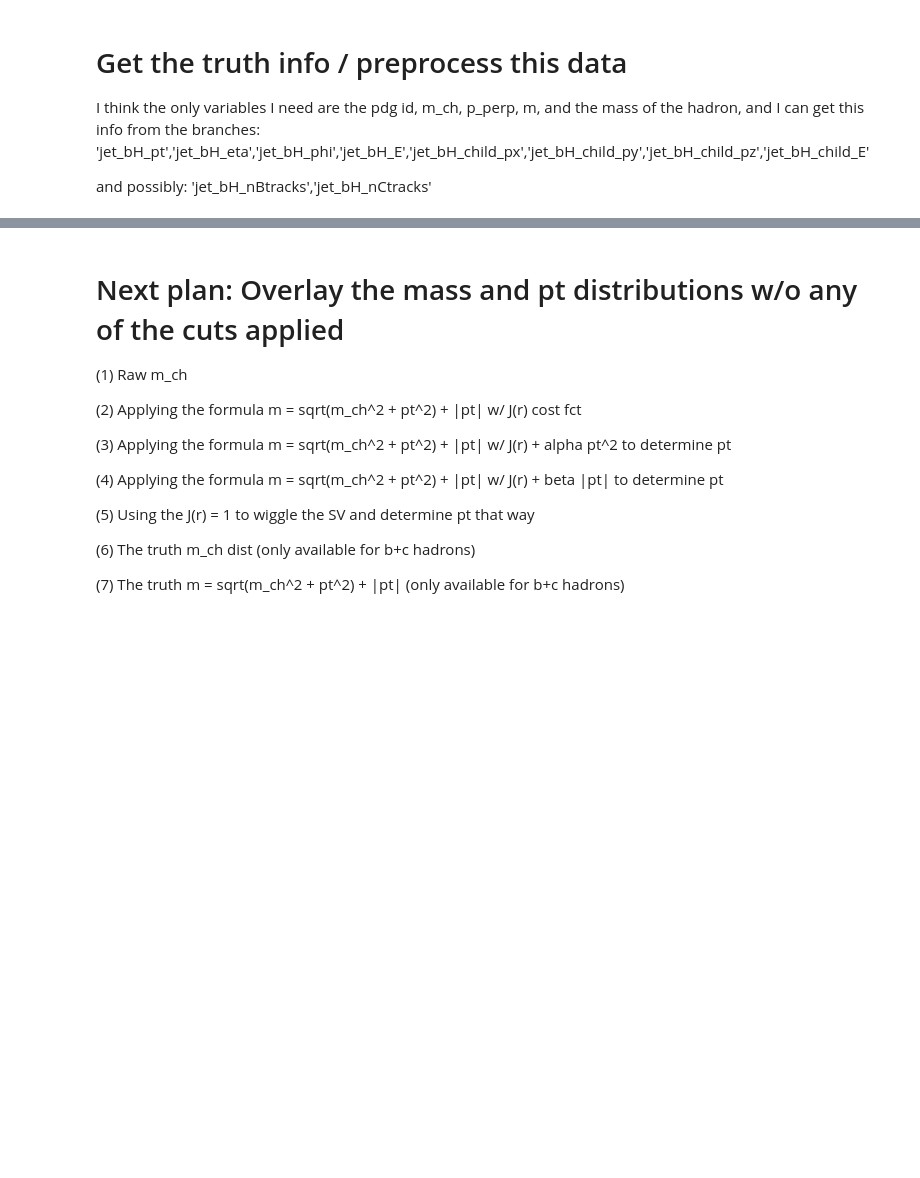
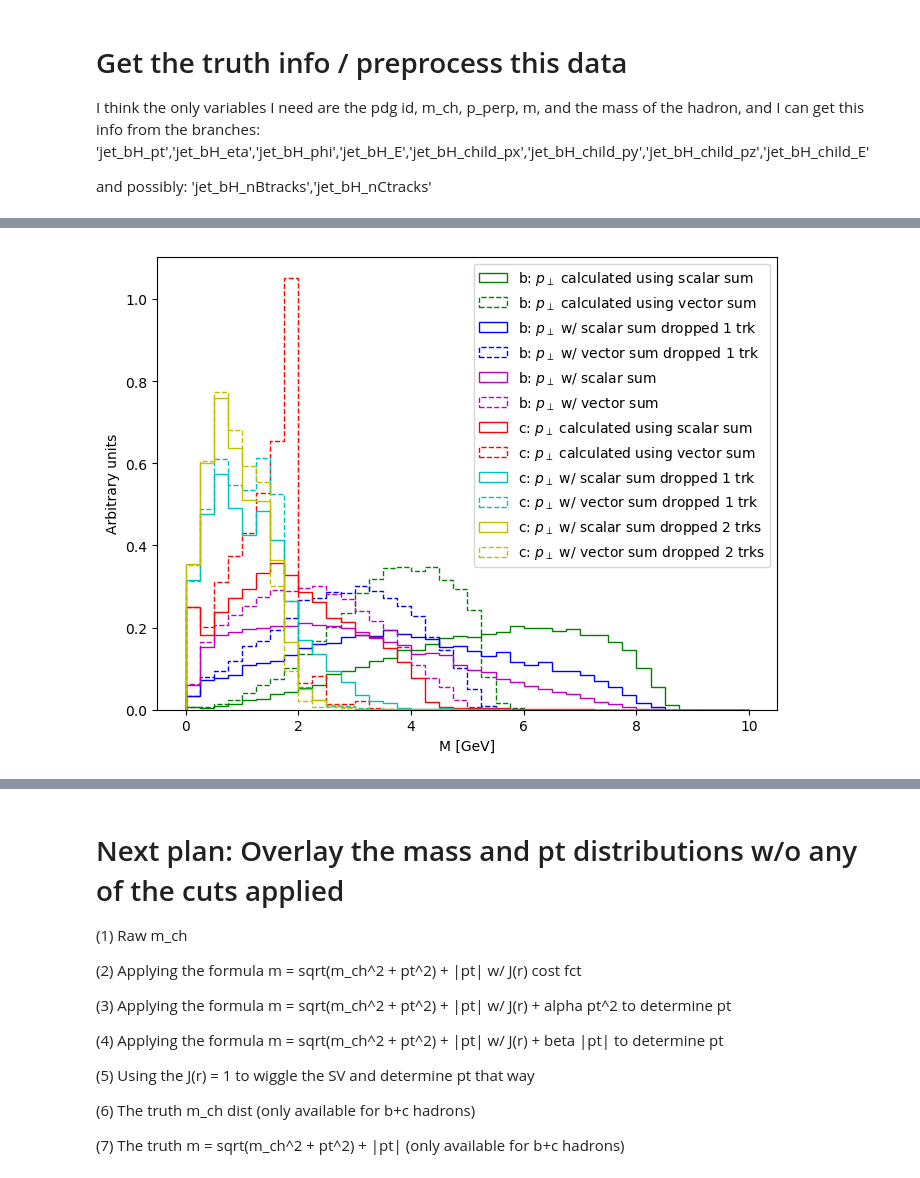
Before and after one commit to nhartman94/Vertex-Mass-Study, a Jupyter notebook: SV1_studies.ipynb, the cells around one changed output, grey strips where cells are left out. Drawn from its saved outputs; the diff is of its cells as text; code cells hidden in the pictures; blank space fills up the shorter version.

```diff
--- a/SV1_studies.ipynb
+++ b/SV1_studies.ipynb
@@ -959,0 +1085,46 @@ truth_df.loc['c'][truth_df.loc['c']['m_ch']<0]
+# %%
+# Overlay the truth pPerp and mass distributions calculated with the scalar sum and vector summed versions for pPerp
+Nbins=40
+range=(0,10)
+
+plt.figure(figsize=(8, 6), dpi=100)
+
+# b-hadrons
+b_n_SS,     edges,_ = plt.hist(truth_df[truth_df['jet_LabDrF']==5]['m_scaled_SS'],color='g',linestyle='solid',
+        histtype='step',bins=Nbins,range=range,normed=True,label='b: $p_\perp$ calculated using scalar sum')
+b_n_VS,     edges,_ = plt.hist(truth_df[truth_df['jet_LabDrF']==5]['m'],color='g',linestyle='dashed',histtype='step',
+         bins=Nbins,range=range,normed=True,label='b: $p_\perp$ calculated using vector sum')
+
+b_n_SS_1trk,edges,_ = plt.hist(truth_df[truth_df['jet_LabDrF']==5]['m_scaled_SS_drop1trk'],color='b',linestyle='solid',
+        histtype='step',bins=Nbins,range=range,normed=True,label='b: $p_\perp$ w/ scalar sum dropped 1 trk')
+b_n_VS_1trk,edges,_ = plt.hist(truth_df[truth_df['jet_LabDrF']==5]['m_drop1trk'],color='b',linestyle='dashed',histtype='step',
+         bins=Nbins,range=range,normed=True,label='b: $p_\perp$ w/ vector sum dropped 1 trk')
+
+b_n_SS_2trk,edges,_ = plt.hist(truth_df[truth_df['jet_LabDrF']==5]['m_scaled_SS_drop2trk'],color='m',linestyle='solid',
+        histtype='step',bins=Nbins,range=range,normed=True,label='b: $p_\perp$ w/ scalar sum')
+b_n_VS_2trk,edges,_ = plt.hist(truth_df[truth_df['jet_LabDrF']==5]['m_drop2trk'],color='m',linestyle='dashed',histtype='step',
+         bins=Nbins,range=range,normed=True,label='b: $p_\perp$ w/ vector sum')
+
+
+# c-hadrons
+c_n_SS,     edges,_ = plt.hist(truth_df[truth_df['jet_LabDrF']==4]['m_scaled_SS'],color='r',linestyle='solid',histtype='step',
+         bins=Nbins,range=range,normed=True,label='c: $p_\perp$ calculated using scalar sum')
+c_n_VS,     edges,_ = plt.hist(truth_df[truth_df['jet_LabDrF']==4]['m'],color='r',linestyle='dashed',histtype='step',
+         bins=Nbins,range=range,normed=True,label='c: $p_\perp$ calculated using vector sum')
+
+c_n_SS_1trk,edges,_ = plt.hist(truth_df[truth_df['jet_LabDrF']==4]['m_scaled_SS_drop1trk'],color='c',linestyle='solid',histtype='step',
+         bins=Nbins,range=range,normed=True,label='c: $p_\perp$ w/ scalar sum dropped 1 trk')
+c_n_VS_1trk,edges,_ = plt.hist(truth_df[truth_df['jet_LabDrF']==4]['m_drop1trk'],color='c',linestyle='dashed',histtype='step',
+         bins=Nbins,range=range,normed=True,label='c: $p_\perp$ w/ vector sum dropped 1 trk')
+
+c_n_SS_2trk,edges,_ = plt.hist(truth_df[truth_df['jet_LabDrF']==4]['m_scaled_SS_drop2trk'],color='y',linestyle='solid',histtype='step',
+         bins=Nbins,range=range,normed=True,label='c: $p_\perp$ w/ scalar sum dropped 2 trks')
+c_n_VS_2trk,edges,_ = plt.hist(truth_df[truth_df['jet_LabDrF']==4]['m_drop2trk'],color='y',linestyle='dashed',histtype='step',
+         bins=Nbins,range=range,normed=True,label='c: $p_\perp$ w/ vector sum dropped 2 trks')
+
+plt.xlabel('M [GeV]')
+plt.ylabel('Arbitrary units')
+plt.legend()
+plt.show()
+# %% [output]
+[figure, added]
```
Also changed, not shown: parts of 38 cells of this notebook.
